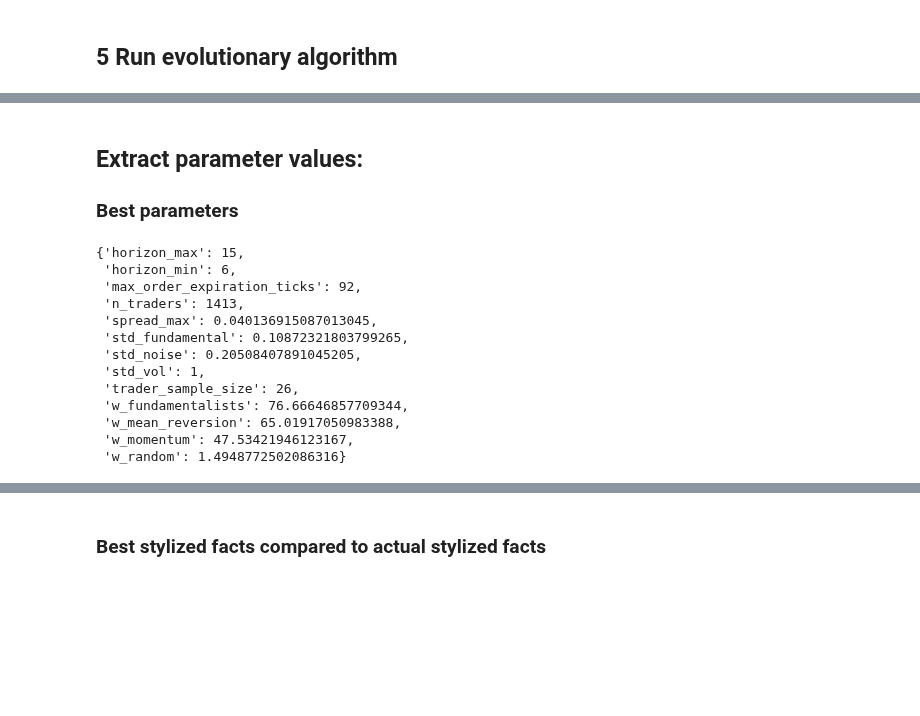
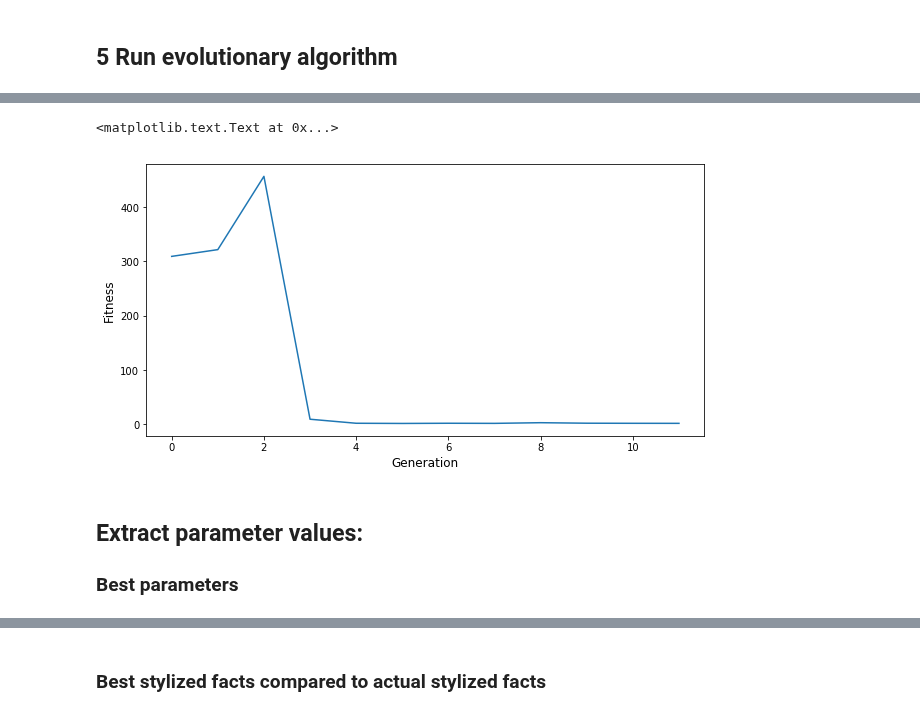
Before and after one commit to joerischasfoort/sim-fin-abm, a Jupyter notebook: evo_algo_calibration.ipynb, the cells around one changed output, grey strips where cells are left out. Cells and saved outputs as stored; diff of their text form; code cells hidden in the pictures; blank space fills up the shorter version.

```diff
--- a/evo_algo_calibration.ipynb
+++ b/evo_algo_calibration.ipynb
@@ -182,20 +183,13 @@ ax1.set_xlabel('Generation', fontsize='12')
+# %%
+fig, ax1 = plt.subplots(1, 1, figsize=(10,5))
+
+ax1.plot(range(len(av_pop_fitness)), av_pop_fitness)
+ax1.set_ylabel('Fitness', fontsize='12')
+ax1.set_xlabel('Generation', fontsize='12')
+# %% [output]
+<matplotlib.text.Text at 0x...>
+[figure, added]
 # %% [markdown]
 ## Extract parameter values:
 
 ### Best parameters
-# %%
-all_populations[-1][0].parameters
-# %% [output]
-{'horizon_max': 15,
- 'horizon_min': 6,
- 'max_order_expiration_ticks': 92,
- 'n_traders': 1413,
- 'spread_max': 0.040136915087013045,
- 'std_fundamental': 0.10872321803799265,
- 'std_noise': 0.20508407891045205,
- 'std_vol': 1,
- 'trader_sample_size': 26,
- 'w_fundamentalists': 76.66646857709344,
- 'w_mean_reversion': 65.01917050983388,
- 'w_momentum': 47.53421946123167,
- 'w_random': 1.4948772502086316}
```
Also changed, not shown: parts of 13 cells of this notebook, 3 other files.
